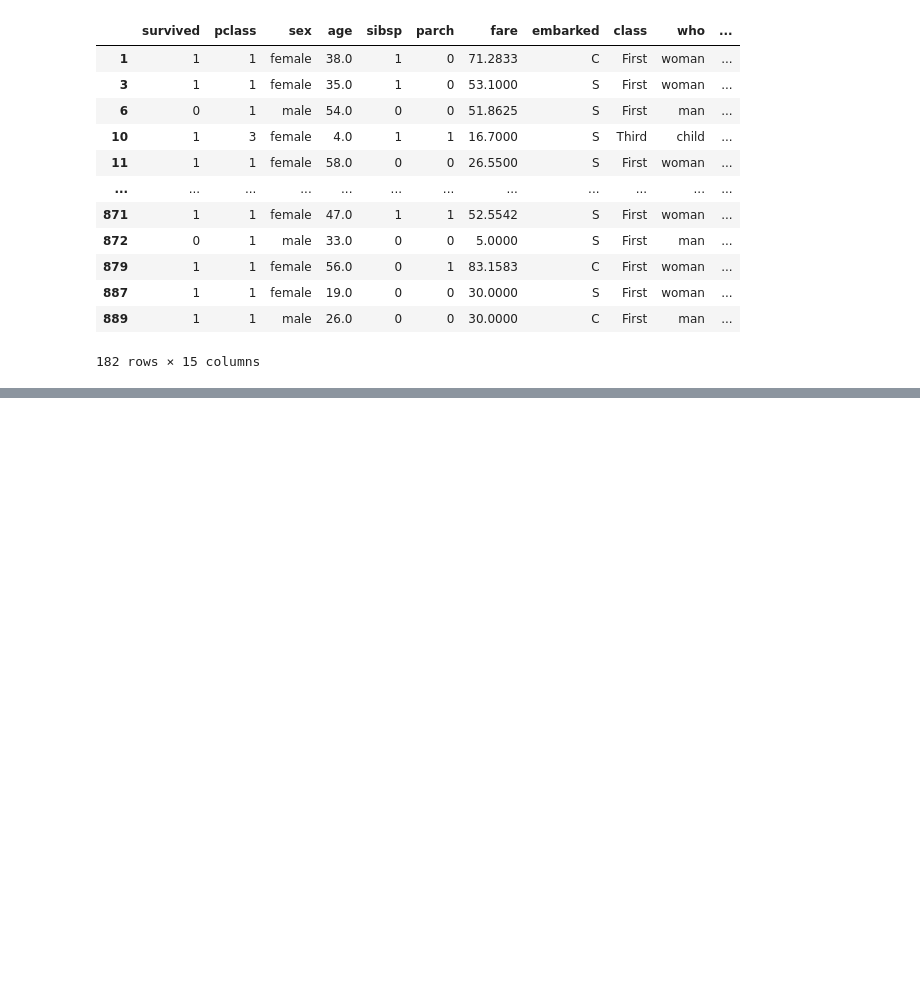
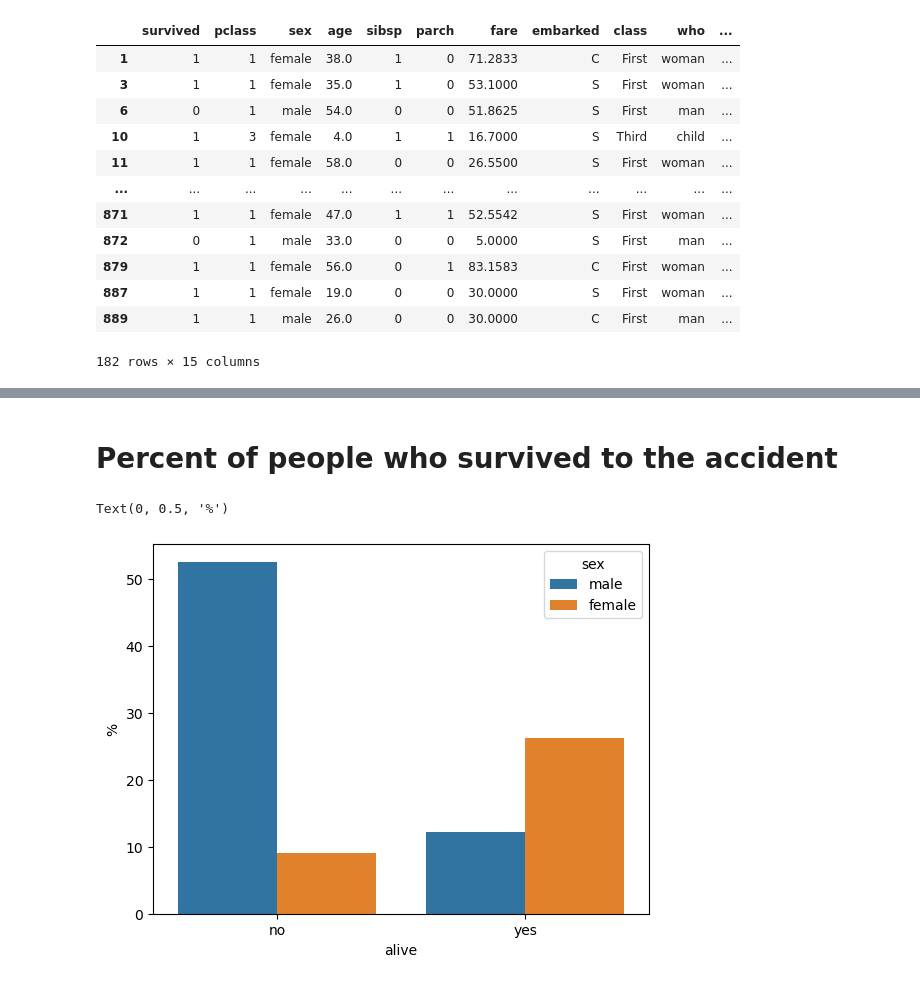
Before and after one commit to gas2345678/data_analysis-portfolio, a Jupyter notebook: Python/titanic_analysis.ipynb, the cells around one changed output, grey strips where cells are left out. Cells and saved outputs as stored; diff of their text form; code cells hidden in the pictures; blank space fills up the shorter version.

```diff
--- a/Python/titanic_analysis.ipynb
+++ b/Python/titanic_analysis.ipynb
@@ -63,0 +74,8 @@ titanic.dropna()
+# %% [markdown]
+# Percent of people who survived to the accident
+# %%
+sb.countplot(data=titanic,x="alive",hue="sex",stat="percent")
+plt.ylabel("%")
+# %% [output]
+Text(0, 0.5, '%')
+[figure, added]
```
Also changed, not shown: parts of 7 cells of this notebook.
